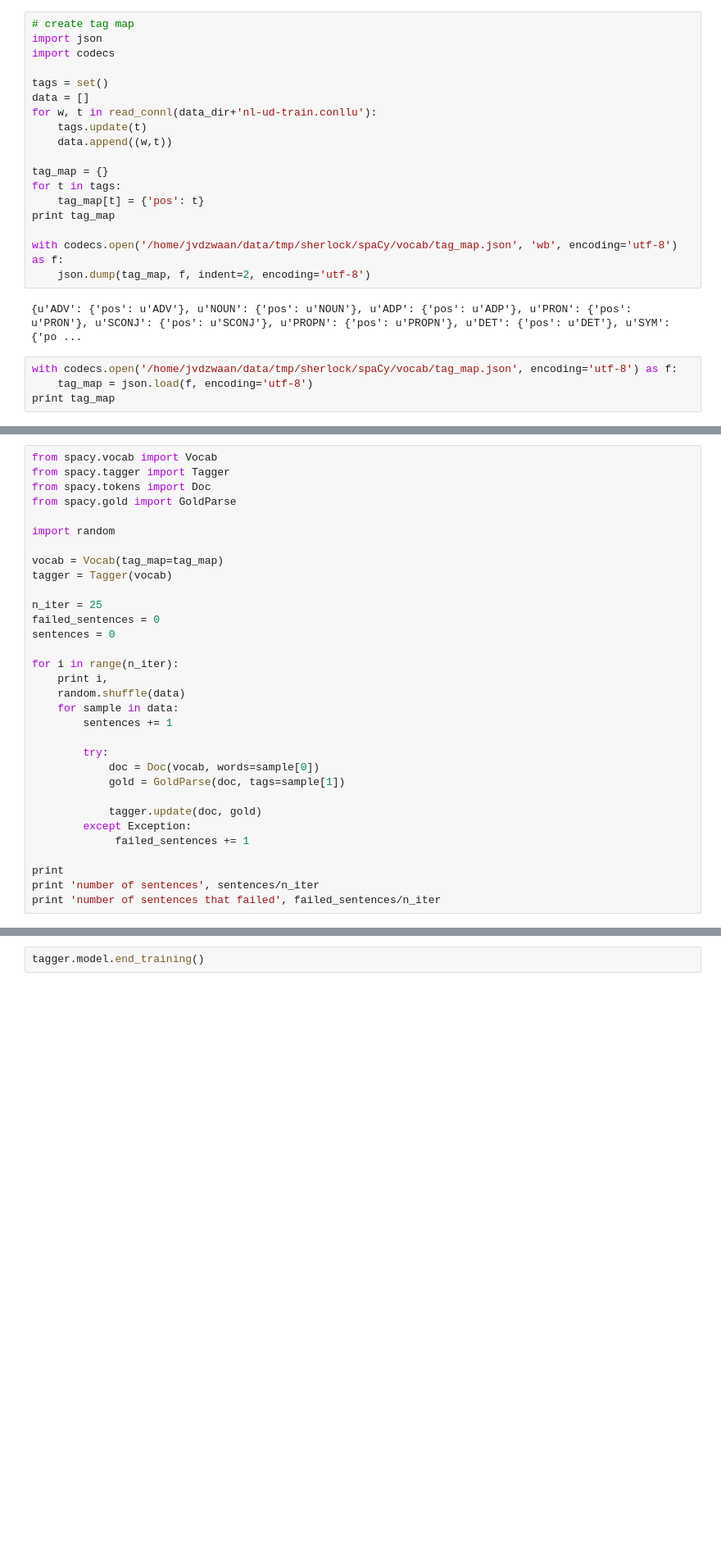
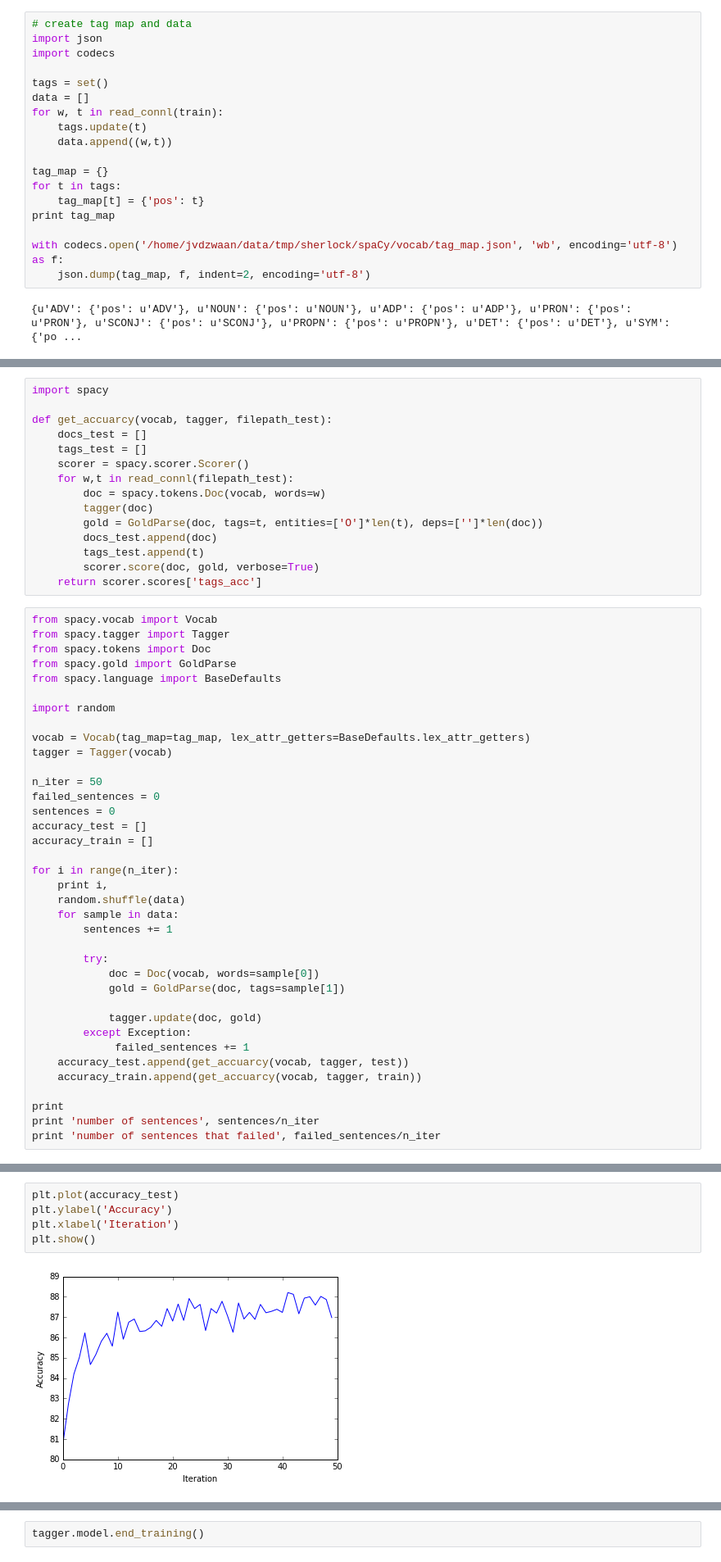
Before and after one commit to nlesc-sherlock/spaCy-dutch, a Jupyter notebook: notebooks/Dutch tagger UD data.ipynb, the cells around one changed output, grey strips where cells are left out. Shown: that part at 82% size. Drawn from its saved outputs; the diff is of its cells as text; blank space fills up the shorter version.

```diff
--- a/notebooks/Dutch tagger UD data.ipynb
+++ b/notebooks/Dutch tagger UD data.ipynb
@@ -30,13 +40,13 @@ def read_connl(filepath):
     for sentence in sentences:
         yield get_sentence(sentence)
 # %%
-# create tag map
+# create tag map and data
 import json
 import codecs
 
 tags = set()
 data = []
-for w, t in read_connl(data_dir+'nl-ud-train.conllu'):
+for w, t in read_connl(train):
     tags.update(t)
     data.append((w,t))
 
@@ -49,7 +59,3 @@ with codecs.open('/home/jvdzwaan/data/tmp/sherlock/spaCy/vocab/tag_map.json', 'w
     json.dump(tag_map, f, indent=2, encoding='utf-8')
 # %% [output]
 {u'ADV': {'pos': u'ADV'}, u'NOUN': {'pos': u'NOUN'}, u'ADP': {'pos': u'ADP'}, u'PRON': {'pos': u'PRON'}, u'SCONJ': {'pos': u'SCONJ'}, u'PROPN': {'pos': u'PROPN'}, u'DET': {'pos': u'DET'}, u'SYM': {'po ...
-# %%
-with codecs.open('/home/jvdzwaan/data/tmp/sherlock/spaCy/vocab/tag_map.json', encoding='utf-8') as f:
-    tag_map = json.load(f, encoding='utf-8')
-print tag_map
@@ -58,17 +62,35 @@ print tag_map
+# %%
+import spacy
+
+def get_accuarcy(vocab, tagger, filepath_test):
+    docs_test = []
+    tags_test = []
+    scorer = spacy.scorer.Scorer()
+    for w,t in read_connl(filepath_test):
+        doc = spacy.tokens.Doc(vocab, words=w)
+        tagger(doc)
+        gold = GoldParse(doc, tags=t, entities=['O']*len(t), deps=['']*len(doc))
+        docs_test.append(doc)
+        tags_test.append(t)
+        scorer.score(doc, gold, verbose=True)
+    return scorer.scores['tags_acc']
 # %%
 from spacy.vocab import Vocab
 from spacy.tagger import Tagger
 from spacy.tokens import Doc
 from spacy.gold import GoldParse
+from spacy.language import BaseDefaults
 
 import random
 
-vocab = Vocab(tag_map=tag_map)
+vocab = Vocab(tag_map=tag_map, lex_attr_getters=BaseDefaults.lex_attr_getters)
 tagger = Tagger(vocab)
 
-n_iter = 25
+n_iter = 50
 failed_sentences = 0
 sentences = 0
+accuracy_test = []
+accuracy_train = []
 
 for i in range(n_iter):
     print i,
@@ -83,6 +105,8 @@ for i in range(n_iter):
             tagger.update(doc, gold)
         except Exception:
              failed_sentences += 1
+    accuracy_test.append(get_accuarcy(vocab, tagger, test))
+    accuracy_train.append(get_accuarcy(vocab, tagger, train))
 
 print
 print 'number of sentences', sentences/n_iter
@@ -92,2 +116,9 @@ print 'number of sentences that failed', failed_sentences/n_iter
 number of sentences 13001
 number of sentences that failed 0
+# %%
+plt.plot(accuracy_test)
+plt.ylabel('Accuracy')
+plt.xlabel('Iteration')
+plt.show()
+# %% [output]
+[figure, added]
```
Also changed, not shown: parts of 10 cells of this notebook, 2 other files.
